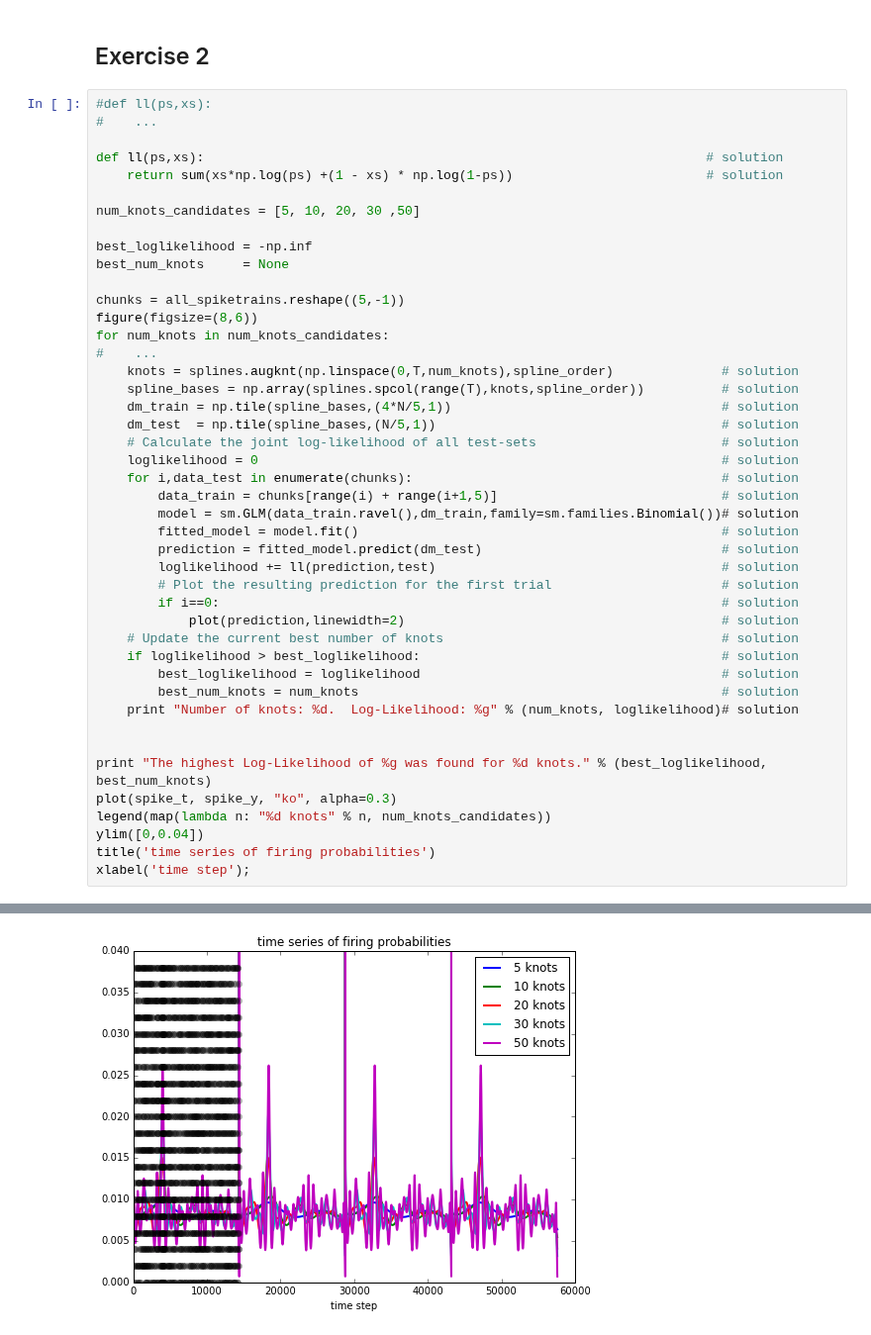
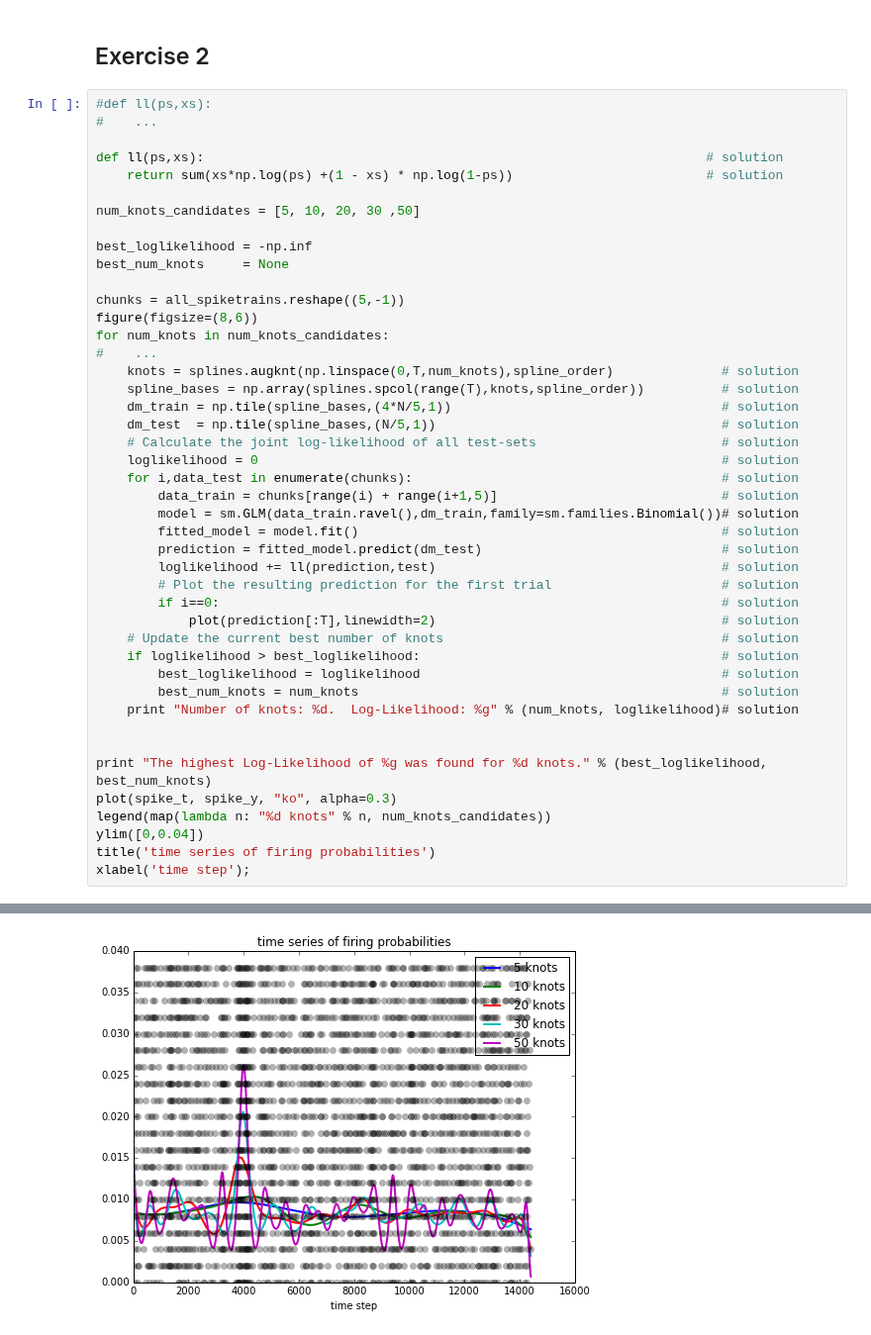
Before and after one commit to cknd/decoding, a Jupyter notebook: 02 [Solution] Part 2 - GLM.ipynb, the cells around one changed output, grey strips where cells are left out. Shown at 99% size. Cells and saved outputs as stored; diff of their text form.

```diff
--- a/02 [Solution] Part 2 - GLM.ipynb
+++ b/02 [Solution] Part 2 - GLM.ipynb
@@ -173,7 +176,7 @@ for num_knots in num_knots_candidates:
         loglikelihood += ll(prediction,test)                                     # solution
         # Plot the resulting prediction for the first trial                      # solution
         if i==0:                                                                 # solution
-            plot(prediction,linewidth=2)                                         # solution
+            plot(prediction[:T],linewidth=2)                                     # solution
     # Update the current best number of knots                                    # solution
     if loglikelihood > best_loglikelihood:                                       # solution
         best_loglikelihood = loglikelihood                                       # solution
@@ -197 +200 @@ The highest Log-Likelihood of -13911.1 was found for 50 knots.
-[figure, old version]
+[figure, new version]
```
Also changed, not shown: parts of 2 cells of this notebook.
